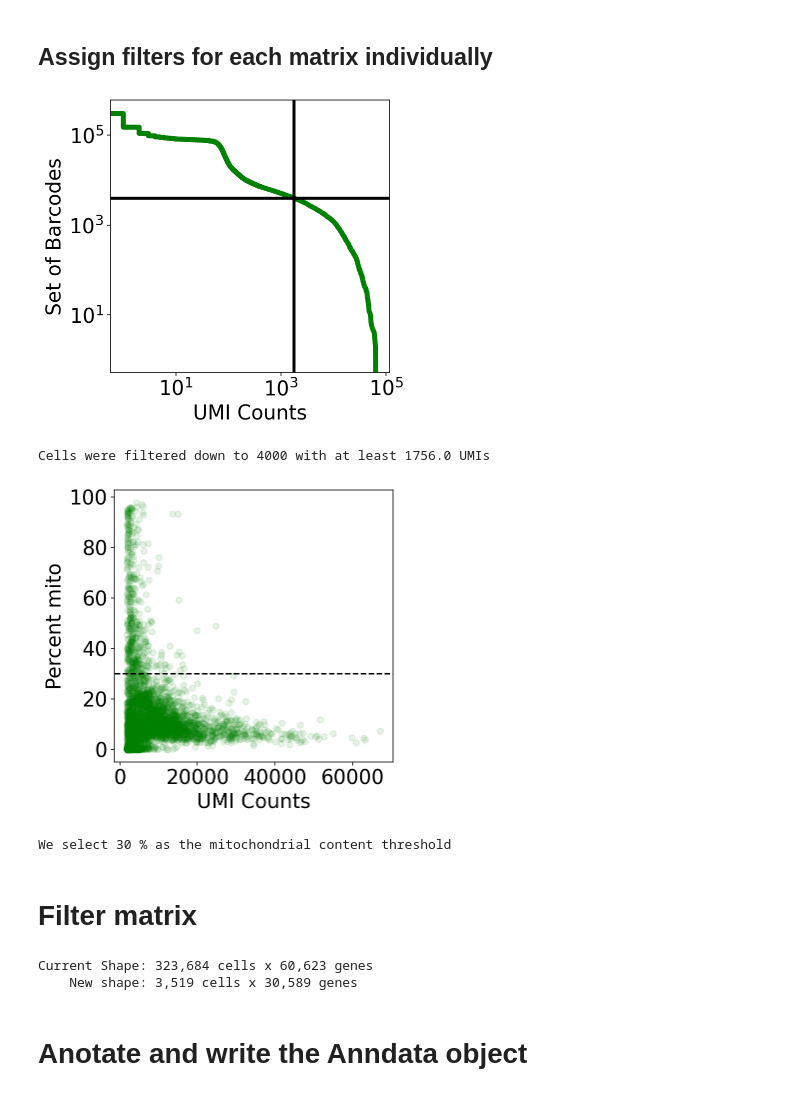
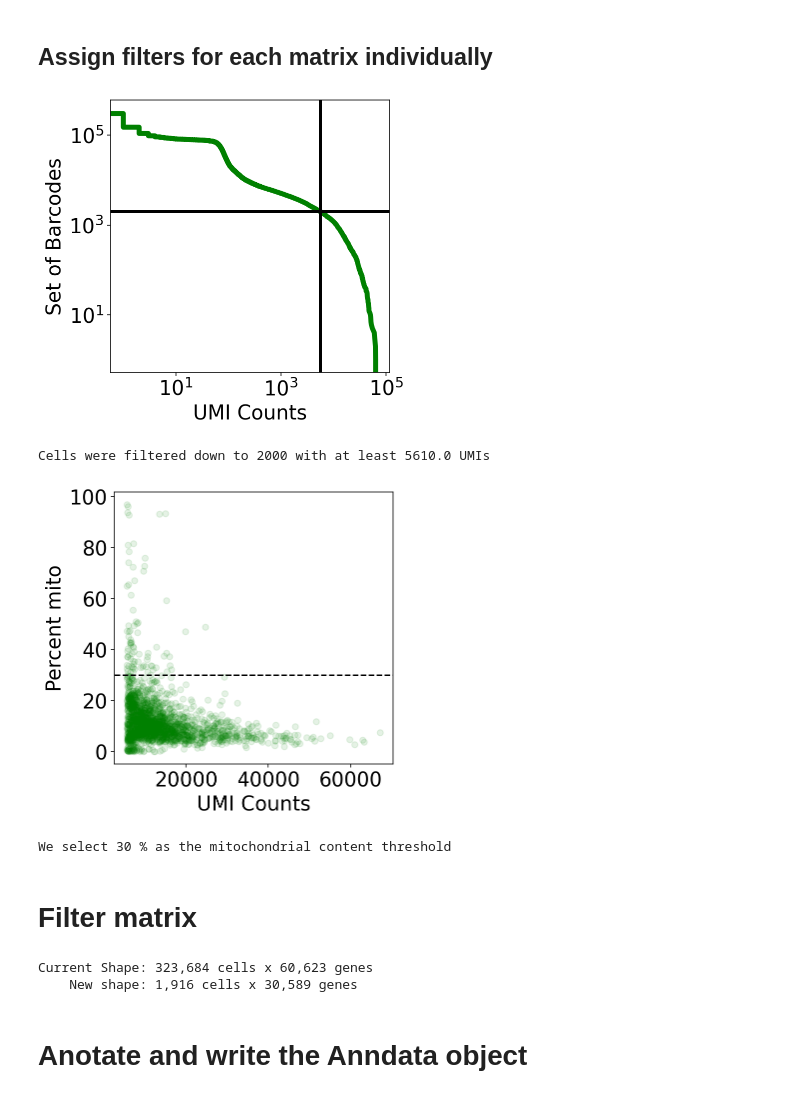
Before and after one commit to agalvezm/ACE2_scRNAseq, a Jupyter notebook: notebooks_countmatrices/GSE135893_GSM4037302.ipynb, the cells around one changed output. Cells and saved outputs as stored; diff of their text form; code cells hidden in the pictures.

```diff
--- a/notebooks_countmatrices/GSE135893_GSM4037302.ipynb
+++ b/notebooks_countmatrices/GSE135893_GSM4037302.ipynb
@@ -354,7 +354,7 @@ gene_threshold = 3
 mito_criteria = 30
 # %%
 
-expected_num_cells = 4000#@param {type:"integer"}
+expected_num_cells = 2000#@param {type:"integer"}
 knee = np.sort(nd(results[sample_id[samp_n]].X.sum(axis=1)))[::-1]
 
 fig, ax = plt.subplots(figsize=(5, 5))
@@ -374,36 +374,36 @@ plt.show()
 
 cell_threshold = knee[expected_num_cells]
 
 results["cell_threshold" + sample_id[samp_n]] = knee[expected_num_cells]
 
 print ("Cells were filtered down to " + str(expected_num_cells) + " with at least " + str(cell_threshold) + " UMIs")
 
 
 mito_criteria = 30#@param {type:"integer"}
 results["mito_criteria" + sample_id[samp_n]] = mito_criteria
 
 fig, ax = plt.subplots(figsize=(5,5))
 
 
 x = nd(results[sample_id[samp_n]].obs["cell_counts"][results[sample_id[samp_n]].obs["cell_counts"] > cell_threshold])
 y = nd(results[sample_id[samp_n]].obs["percent_mito"][results[sample_id[samp_n]].obs["cell_counts"] > cell_threshold])
 
 ax.scatter(x, y, color="green", alpha=0.1)
 
 ax.axhline(y=mito_criteria, linestyle="--", color="k")
 
 
 ax.set_xlabel("UMI Counts")
 ax.set_ylabel("Percent mito")
 
 
 plt.show()
 
 print("We select " + str(mito_criteria) + " % as the mitochondrial content threshold")
 # %% [output]
-[figure, old version]
+[figure, new version]
-Cells were filtered down to 4000 with at least 1756.0 UMIs
+Cells were filtered down to 2000 with at least 5610.0 UMIs
-[figure, old version]
+[figure, new version]
 We select 30 % as the mitochondrial content threshold
 # %% [markdown]
 # Filter matrix
@@ -421,7 +421,7 @@ for i in range(no_samples):
   results["data_" + sample_id[i]] = results[sample_id[i]][cell_mask, gene_mask]
 # %% [output]
 Current Shape: 323,684 cells x 60,623 genes
-    New shape: 3,519 cells x 30,589 genes
+    New shape: 1,916 cells x 30,589 genes
 # %% [markdown]
 # Anotate and write the Anndata object
 # %%
```
Also changed, not shown: parts of 4 cells of this notebook.
